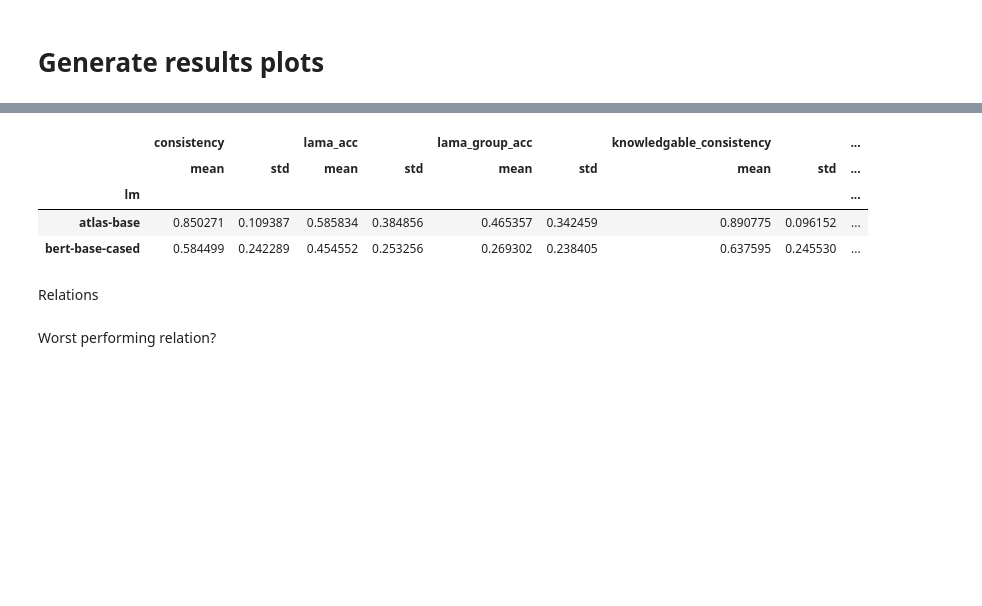
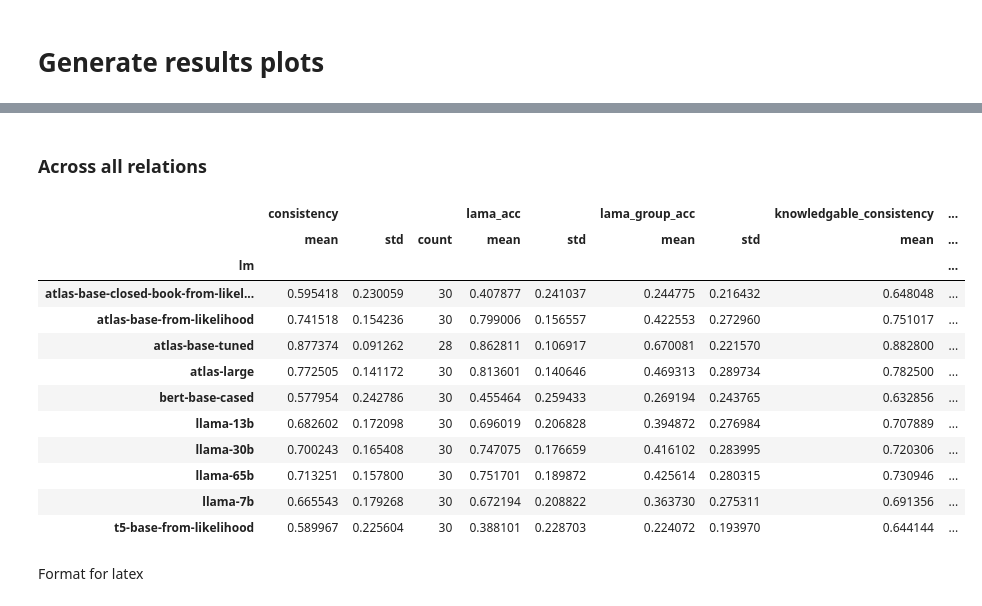
Before and after one commit to killahwhaleX/pararelstar, a Jupyter notebook: generate_result_plots.ipynb, the cells around one changed output, grey strips where cells are left out. Drawn from its saved outputs; the diff is of its cells as text; code cells hidden in the pictures; blank space fills up the shorter version.

```diff
--- a/generate_result_plots.ipynb
+++ b/generate_result_plots.ipynb
@@ -31,0 +117,3 @@ Index(['Name', 'State', 'Notes', 'User', 'Tags', 'Created', 'Runtime', 'Sweep',
+# %%
+data["lm"] = data.apply(lambda row: row.lm if "tuned" not in row.Tags else row.lm+"-tuned", axis=1)
+data = data[data.lm!="atlas-base"]
@@ -31,0 +122,7 @@ Index(['Name', 'State', 'Notes', 'User', 'Tags', 'Created', 'Runtime', 'Sweep',
+# %%
+def get_llama_name(row):
+    llama_sizes = {"7b", "13b", "30b", "65b"}
+    size = [size for size in llama_sizes if size in row.Tags.split(", ")][0]
+    return f"llama-{size}"
+
+data["lm"] = data.apply(lambda row: row.lm if not row.lm=="llama" else get_llama_name(row), axis=1)
@@ -31,0 +179,7 @@ Index(['Name', 'State', 'Notes', 'User', 'Tags', 'Created', 'Runtime', 'Sweep',
+# %%
+print("Dropping relation values for which we have no Atlas results")
+orig_len = len(data)
+rels_without_atlas_results = ["P138", "P127"] #data[data.lm=="bert-base-cased"].pattern[~(data[data.lm=="bert-base-cased"].pattern.isin(data[data.lm=="atlas-base-tuned"].pattern))].values
+print(f"These are: {rels_without_atlas_results}")
+data = data[~(data.pattern.isin(rels_without_atlas_results))]
+print(f"The dataset now contains {orig_len-len(data)} less entries")
@@ -31,0 +192,5 @@ Index(['Name', 'State', 'Notes', 'User', 'Tags', 'Created', 'Runtime', 'Sweep',
+# %%
+data["options_quality"] = [None]*len(data)
+for key, val in relations_options_classification.items():
+    for rel in val:
+        data.loc[data["pattern"]==rel, "options_quality"] = key
@@ -32,10 +270,18 @@ Index(['Name', 'State', 'Notes', 'User', 'Tags', 'Created', 'Runtime', 'Sweep',
+# %% [markdown]
+### Across all relations
 # %%
-data.groupby(["lm"]).agg({"consistency": ["mean", "std"], "lama_acc": ["mean", "std"], "lama_group_acc": ["mean", "std"], "knowledgable_consistency": ["mean", "std"],"unknowledgable_consistency": ["mean", "std"]})
+data.groupby(["lm"]).agg({"consistency": ["mean", "std", "count"], "lama_acc": ["mean", "std"], "lama_group_acc": ["mean", "std"], "knowledgable_consistency": ["mean", "std"],"unknowledgable_consistency": ["mean", "std"]})
 # %% [output]
-|  | consistency |  | lama_acc |  | lama_group_acc |  | knowledgable_consistency |  | ... |
-|  | mean | std | mean | std | mean | std | mean | std | ... |
+|  | consistency |  |  | lama_acc |  | lama_group_acc |  | knowledgable_consistency | ... |
+|  | mean | std | count | mean | std | mean | std | mean | ... |
 | lm |  |  |  |  |  |  |  |  | ... |
-| atlas-base | 0.850271 | 0.109387 | 0.585834 | 0.384856 | 0.465357 | 0.342459 | 0.890775 | 0.096152 | ... |
-| bert-base-cased | 0.584499 | 0.242289 | 0.454552 | 0.253256 | 0.269302 | 0.238405 | 0.637595 | 0.245530 | ... |
+| atlas-base-closed-book-from-likel... | 0.595418 | 0.230059 | 30 | 0.407877 | 0.241037 | 0.244775 | 0.216432 | 0.648048 | ... |
+| atlas-base-from-likelihood | 0.741518 | 0.154236 | 30 | 0.799006 | 0.156557 | 0.422553 | 0.272960 | 0.751017 | ... |
+| atlas-base-tuned | 0.877374 | 0.091262 | 28 | 0.862811 | 0.106917 | 0.670081 | 0.221570 | 0.882800 | ... |
+| atlas-large | 0.772505 | 0.141172 | 30 | 0.813601 | 0.140646 | 0.469313 | 0.289734 | 0.782500 | ... |
+| bert-base-cased | 0.577954 | 0.242786 | 30 | 0.455464 | 0.259433 | 0.269194 | 0.243765 | 0.632856 | ... |
+| llama-13b | 0.682602 | 0.172098 | 30 | 0.696019 | 0.206828 | 0.394872 | 0.276984 | 0.707889 | ... |
+| llama-30b | 0.700243 | 0.165408 | 30 | 0.747075 | 0.176659 | 0.416102 | 0.283995 | 0.720306 | ... |
+| llama-65b | 0.713251 | 0.157800 | 30 | 0.751701 | 0.189872 | 0.425614 | 0.280315 | 0.730946 | ... |
+| llama-7b | 0.665543 | 0.179268 | 30 | 0.672194 | 0.208822 | 0.363730 | 0.275311 | 0.691356 | ... |
+| t5-base-from-likelihood | 0.589967 | 0.225604 | 30 | 0.388101 | 0.228703 | 0.224072 | 0.193970 | 0.644144 | ... |
-# %% [markdown]
-Relations
@@ -82,2 +288,2 @@ relations = {"P17": "located-in",
-# %% [markdown]
-Worst performing relation?
+# %% [markdown]
+Format for latex
```
Also changed, not shown: parts of 30 cells of this notebook.
